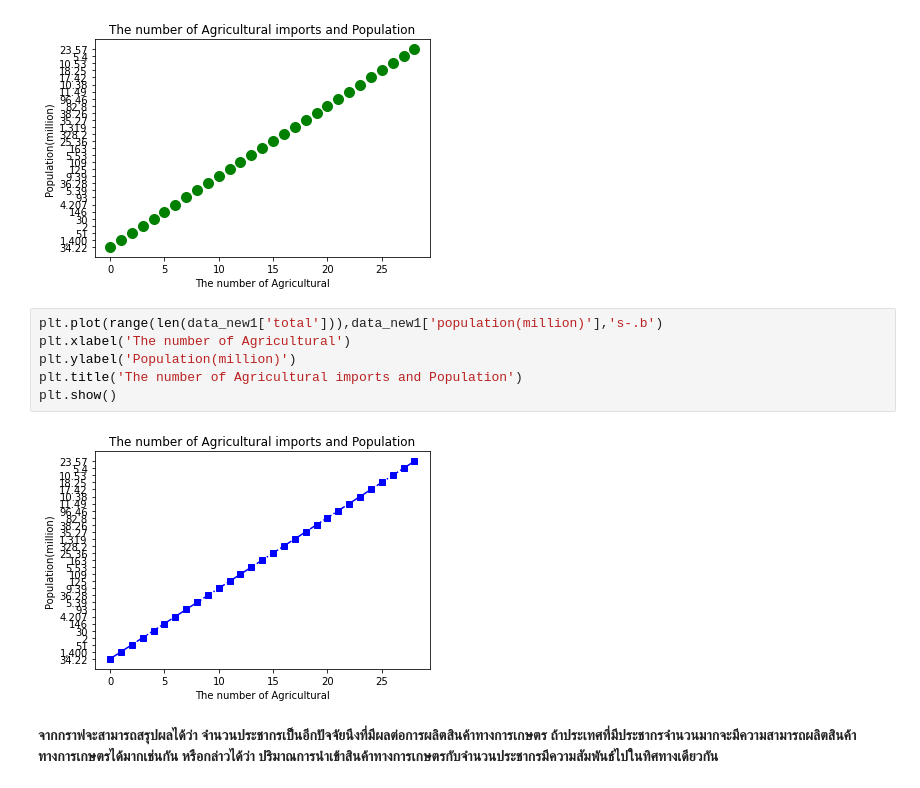
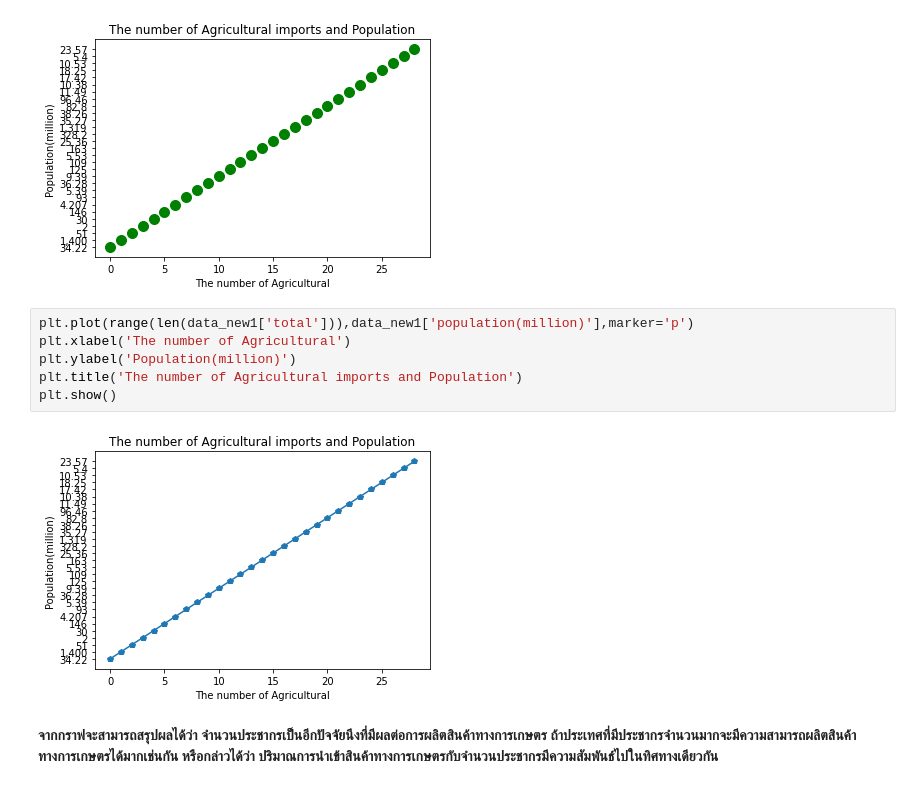
Before and after one commit to 623020514-5/DWDM21, a Jupyter notebook: Project.ipynb, the cells around one changed output. Drawn from its saved outputs; the diff is of its cells as text.

```diff
--- a/Project.ipynb
+++ b/Project.ipynb
@@ -1267,13 +1270,13 @@ plt.show()
 # %% [output]
 [figure]
 # %%
-plt.plot(range(len(data_new1['total'])),data_new1['population(million)'],'s-.b')
+plt.plot(range(len(data_new1['total'])),data_new1['population(million)'],marker='p')
 plt.xlabel('The number of Agricultural')
 plt.ylabel('Population(million)')
 plt.title('The number of Agricultural imports and Population')
 plt.show()
 # %% [output]
-[figure, old version]
+[figure, new version]
 # %% [markdown]
 **จากกราฟจะสามารถสรุปผลได้ว่า จำนวนประชากรเป็นอีกปัจจัยนึงที่มีผลต่อการผลิตสินค้าทางการเกษตร ถ้าประเทศที่มีประชากรจำนวนมากจะมีความสามารถผลิตสินค้าทางการเกษตรได้มากเช่นกัน
 หรือกล่าวได้ว่า ปริมาณการนำเข้าสินค้าทางการเกษตรกับจำนวนประชากรมีความสัมพันธ์ไปในทิศทางเดียวกัน**
```
Also changed, not shown: parts of 30 cells of this notebook.
